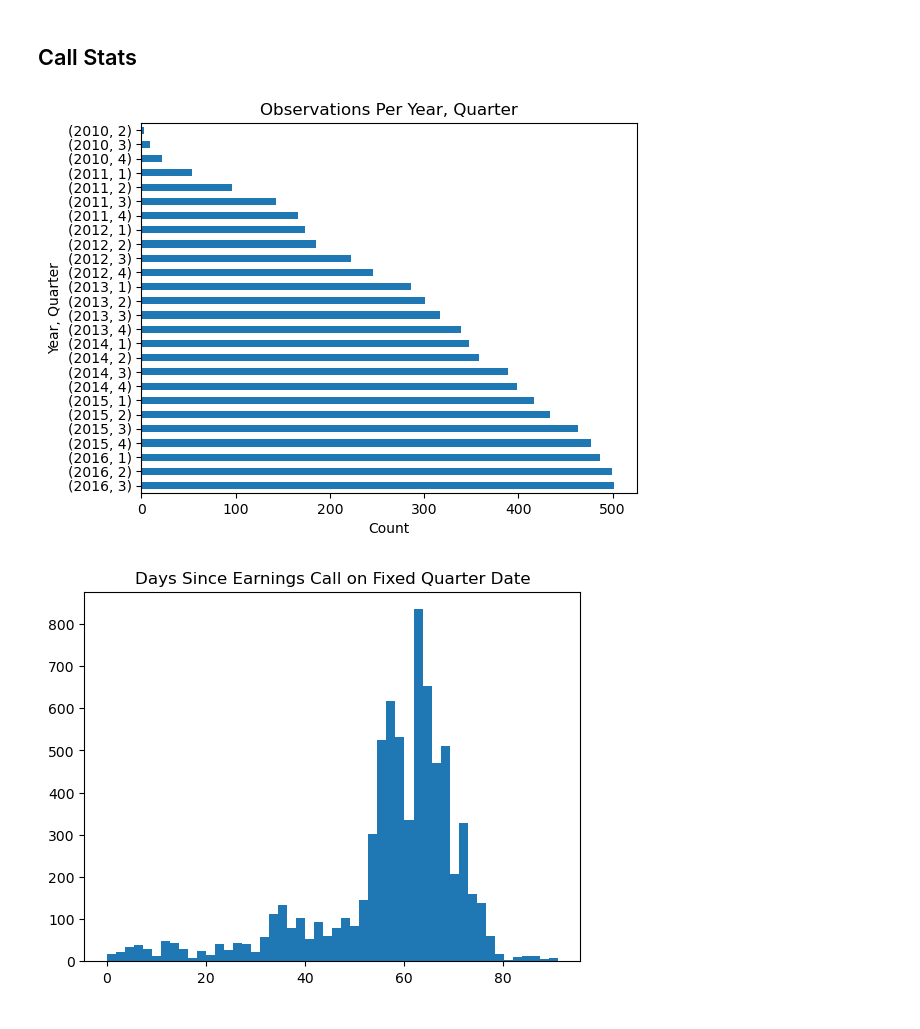
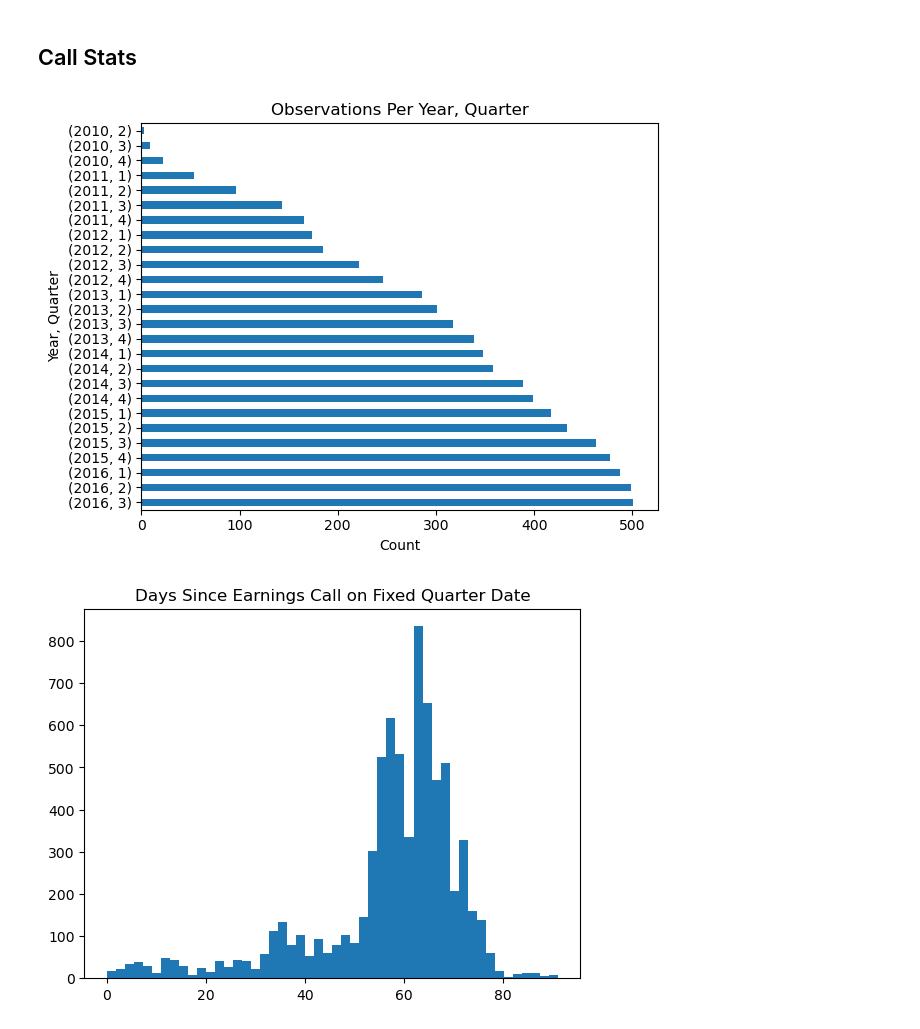
Before and after one commit to current12/Stat-222-Project, a Jupyter notebook: Code/Exploratory Data Analysis/All Data/All Data - Tabular EDA.ipynb, the cells around one changed output. Drawn from its saved outputs; the diff is of its cells as text; code cells hidden in the pictures.

Commit message:
obs per year, quarter

```diff
--- a/Code/Exploratory Data Analysis/All Data/All Data - Tabular EDA.ipynb
+++ b/Code/Exploratory Data Analysis/All Data/All Data - Tabular EDA.ipynb
@@ -144,19 +144,21 @@ plt.show()
 # %%
 # Distribution of earnings_call_date year and quarter
 # Create call_year and call_quarter columns after converting earnings_call_date to datetime
 df['call_year'] = pd.to_datetime(df['earnings_call_date']).dt.year
 df['call_quarter'] = pd.to_datetime(df['earnings_call_date']).dt.quarter
 # Group by year and quarter
 data_grouped = df.groupby([df.call_year, df.call_quarter]).size().sort_index(ascending=False)
 # Plot horizontal bar chart
 # 2010 at the top
 data_grouped.plot(kind='barh')
 plt.title('Observations Per Year, Quarter')
 plt.xlabel('Count')
 plt.ylabel('Year, Quarter')
+plt.tight_layout()
+plt.savefig('../../../Output/all_data_fixed_quarter_dates_obs_by_year_quarter.png')
 plt.show()
 # %% [output]
-[figure, old version]
+[figure, new version]
 # %%
 # Histogram of days_since_call
 #credit_ratings_on_fixed_quarter_dates_with_earnings_call_date['days_since_call'].plot.hist(bins=50)
```
Also changed, not shown: 1 other file.
